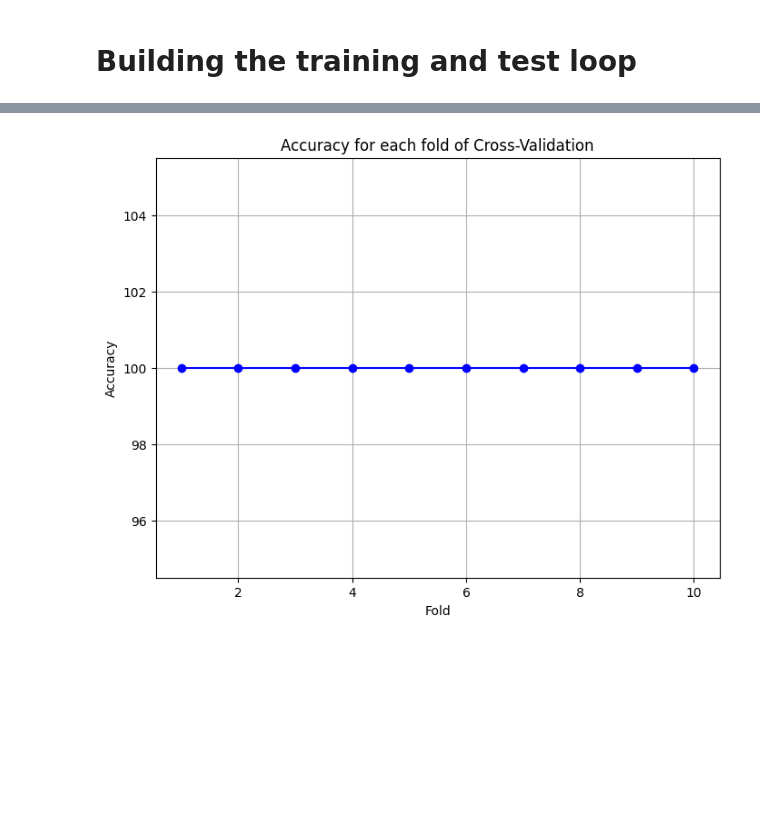
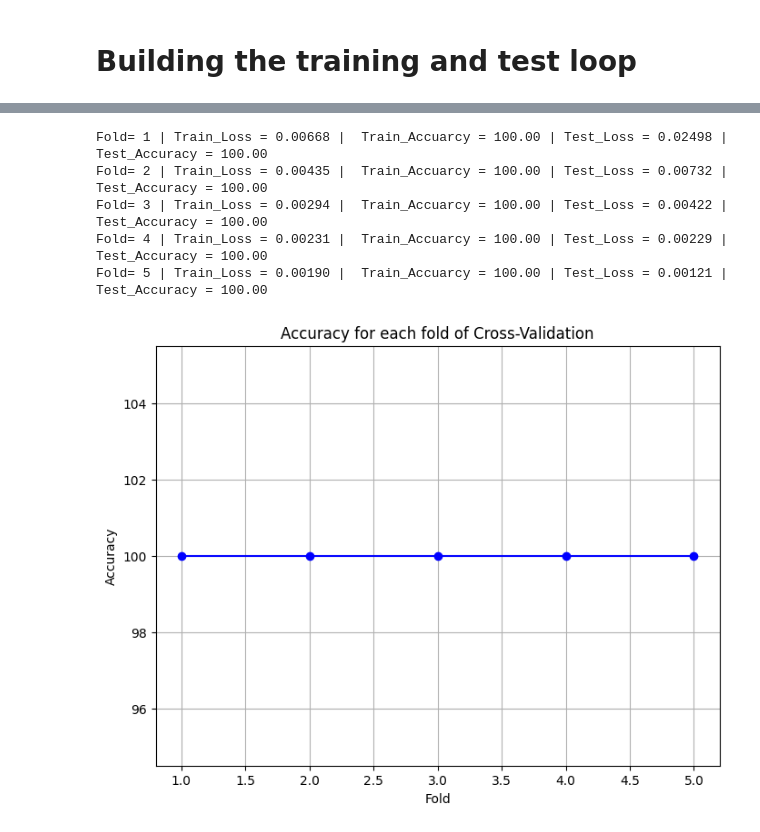
Before and after one commit to naoroha/Final-Project-Deep-Learning, a Jupyter notebook: DeepLearningFInalProject.ipynb, the cells around one changed output, grey strips where cells are left out. Saved outputs shown, nothing was run; the diff lists cells and outputs as text; code cells hidden in the pictures; blank space fills up the shorter version.

```diff
--- a/DeepLearningFInalProject.ipynb
+++ b/DeepLearningFInalProject.ipynb
@@ -66,0 +76,2 @@ X= (X_tensor_normalized - X_mean) / X_std
+# %%
+X=X.t()
@@ -67,3 +82,7 @@ X= (X_tensor_normalized - X_mean) / X_std
+# %%
+mean = X.mean(dim=0)
+std = X.std(dim=0)
+X = (X - mean) / (std + 1e-6)  # Adding a small epsilon to avoid division by zero
 # %%
 # We will now split the data into training and test sets
 from sklearn.model_selection import train_test_split
@@ -114,8 +162,8 @@ class FibromyalgiaV0(nn.Module):
   def __init__(self):
     super().__init__()
 
-    self.layer_1 = nn.Linear(in_features=67, out_features=12) # takes a full cordinate of 'X_train' and downscales it to 12 features
-    self.layer_2 = nn.Linear(in_features=12, out_features=1) # takes the previous out 12 features and turns it to the expected output
+    self.layer_1 = nn.Linear(in_features=1620, out_features=64) # takes a full cordinate of 'X_train' and downscales it to 64 features
+    self.layer_2 = nn.Linear(in_features=64, out_features=1) # takes the previous out 64 features and turns it to the expected output
   def forward(self,x):
     return self.layer_2(self.layer_1(x)) # x -> layer_1 -> layer_2 -> output
 
@@ -153,11 +201,11 @@ Length of test samples: 25, Shape: torch.Size([25])
  First 10 labels:
  tensor([0., 0., 0., 1., 1., 1., 1., 1., 1., 0.])
 # %%
-# Setup the loss function, the mission is to classification, so we will might want to use cross-enropy
+# Setup the loss function, the mission is to classify, so we will might want to use cross-entropy
 loss_fn= nn.BCEWithLogitsLoss() # BCEWithLogitLoss = sgmoid activation function built-in
 
 optimizer = torch.optim.SGD(params=model_0.parameters(),
-                            lr=0.1)
+                            lr=0.01)
 # %%
 #Calaculate accuracy
 def accuarcy_fn(y_true,y_pred):
@@ -278,19 +336,20 @@ import numpy as np
 
 
 torch.manual_seed(42)
-# Define the number of folds for cross-validation
-k = 10
+k = 5
 
 # Initialize a KFold object
 kf = KFold(n_splits=k, shuffle=True, random_state=42)
-epoches = 100
+epoches = 300
 
 accuracy_scores = []
+i=0
 
 # Perform k-fold cross-validation
-for train_index, test_index in kf.split(X):
-    X_train, X_test = X[train_index].to(device), X[test_index].to(device)
-    y_train, y_test = y[train_index].to(device), y[test_index].to(device)
+for train_index, test_index in kf.split(X_train):
+    i+=1
+    X_fold_train, X_validation = X_train[train_index].to(device), X_train[test_index].to(device)
+    y_fold_train, y_validation = y_train[train_index].to(device), y_train[test_index].to(device)
 
     # Build training and evaluation loop
     for epoch in range(epoches):
@@ -298,7 +357,7 @@ for train_index, test_index in kf.split(X):
       model_0.train()
 
       # 1. Forward pass
-      y_logits = model_0(X_train).squeeze()
+      y_logits = model_0(X_fold_train).squeeze()
       y_pred = torch.round(torch.sigmoid(y_logits)) # raw logits -> predoction propabilities -> prediction labels
 
       #Calculate the loss
@@ -308,39 +367,45 @@ for train_index, test_index in kf.split(X):
                         ,y_train)
       '''
       train_loss = loss_fn(y_logits,
-                    y_train)
-      train_acc = accuarcy_fn(y_true=y_train,
+                    y_fold_train)
+      train_acc = accuarcy_fn(y_true=y_fold_train,
                         y_pred=y_pred)
       # 3.Optimize zero grad
       optimizer.zero_grad()
 
       # 4. Loss backward
       train_loss.backward()
 
       # 5. Optimizer step
       optimizer.step()
 
       ###testing
       model_0.eval()
       with torch.inference_mode():
         #1. Forward pass
-        test_logits = model_0(X_test).squeeze()
+        test_logits = model_0(X_validation).squeeze()
         test_pred = torch.round(torch.sigmoid(test_logits))
 
         #2. Calculate test loss and acc
         test_loss= loss_fn(test_logits,
-                          y_test)
-        test_acc= accuarcy_fn(y_true=y_test,
+                          y_validation)
+        test_acc= accuarcy_fn(y_true=y_validation,
                               y_pred=test_pred)
     accuracy_scores.append(test_acc)
+    print(f"Fold= {i} | Train_Loss = {train_loss:.5f} |  Train_Accuarcy = {train_acc:.2f} | Test_Loss = {test_loss:.5f} | Test_Accuracy = {test_acc:.2f}")
 
 # Plot the performance metric for each fold
 plt.figure(figsize=(8, 6))
 plt.plot(np.arange(1, k+1), accuracy_scores, marker='o', linestyle='-', color='b')
 plt.xlabel('Fold')
 plt.ylabel('Accuracy')
 plt.title('Accuracy for each fold of Cross-Validation')
 plt.grid(True)
 plt.show()
 # %% [output]
+Fold= 1 | Train_Loss = 0.00668 |  Train_Accuarcy = 100.00 | Test_Loss = 0.02498 | Test_Accuracy = 100.00
+Fold= 2 | Train_Loss = 0.00435 |  Train_Accuarcy = 100.00 | Test_Loss = 0.00732 | Test_Accuracy = 100.00
+Fold= 3 | Train_Loss = 0.00294 |  Train_Accuarcy = 100.00 | Test_Loss = 0.00422 | Test_Accuracy = 100.00
+Fold= 4 | Train_Loss = 0.00231 |  Train_Accuarcy = 100.00 | Test_Loss = 0.00229 | Test_Accuracy = 100.00
+Fold= 5 | Train_Loss = 0.00190 |  Train_Accuarcy = 100.00 | Test_Loss = 0.00121 | Test_Accuracy = 100.00
-[figure, old version]
+[figure, new version]
```
Also changed, not shown: parts of 49 cells of this notebook.
